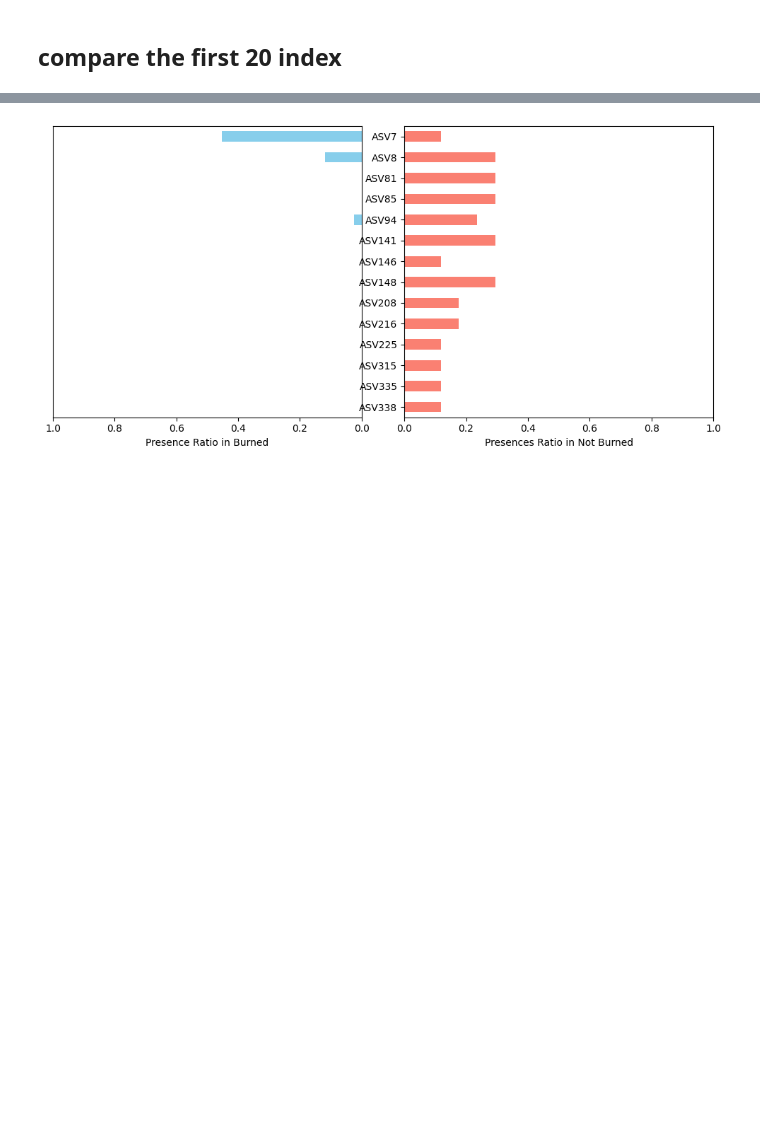
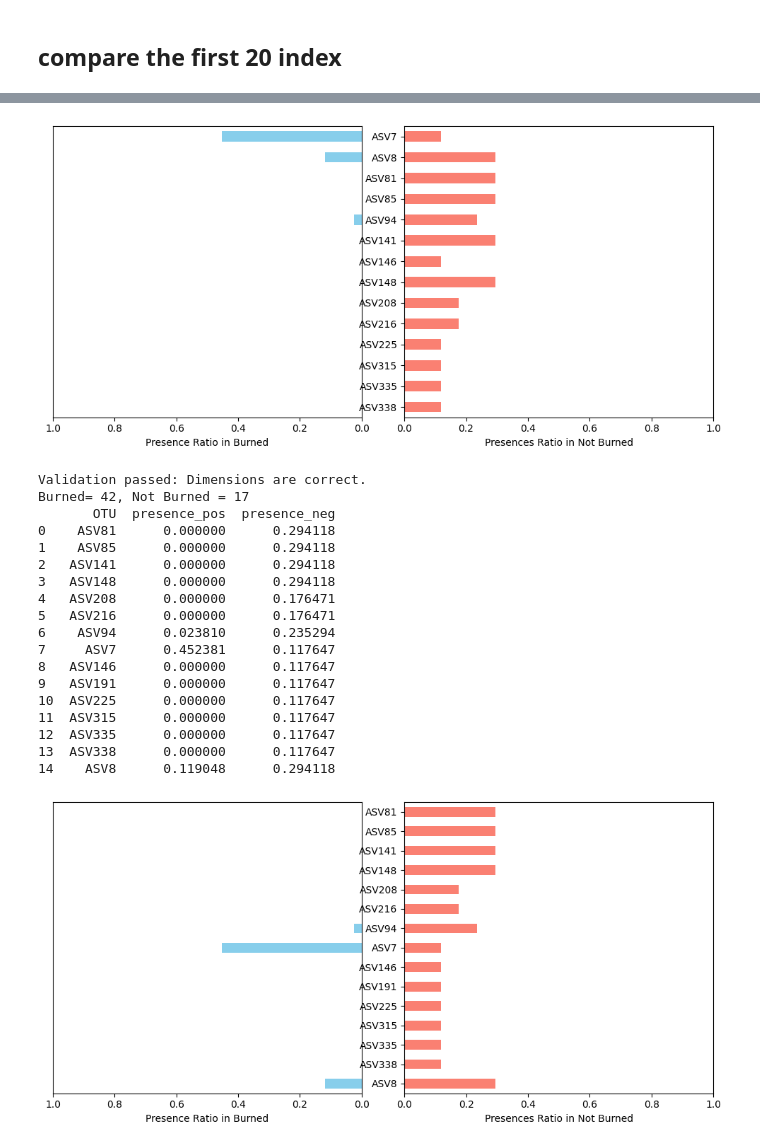
Before and after one commit to mengling-he/SelectMicro_24new, a Jupyter notebook: Analysis/Soil_smoky/script/SmokyData2-split-addmodel.ipynb, the cells around one changed output, grey strips where cells are left out. Drawn from its saved outputs; the diff is of its cells as text; code cells hidden in the pictures; blank space fills up the shorter version.

Commit message:
add model selectMicro_Lasso for soil data

```diff
--- a/Analysis/Soil_smoky/script/SmokyData2-split-addmodel.ipynb
+++ b/Analysis/Soil_smoky/script/SmokyData2-split-addmodel.ipynb
@@ -217,16 +262,19 @@ entries=20
 
 selectedOTU_index_15_list=[arr[:entries] for arr in selectedOTU_index_list]
 
-selectedASVs_list = []
+selectedASVs20_list = []
 for i in range(yList.shape[1]):
     selectedASVs = ASVs[selectedOTU_index_15_list[i]]
-    selectedASVs_list.append(selectedASVs)
+    selectedASVs20_list.append(selectedASVs)
 # %%
 targetLabel=burn_label
-FS.plotPresenseRatio(data[:,selectedOTU_index_15_list[0]],yList[:,0],selectedASVs_list[0],
+FS.plotPresenseRatio(data[:,selectedOTU_index_15_list[0]],yList[:,0],selectedASVs20_list[0],
                      posLabel="Yes",posText="Burned",negText="Not Burned")
 FS.plotPresenseRatio(X_lassoft_list[0],yList[:,0],ASVs[selectedOTU_index_lassoft_list[0]],
                      posLabel="Yes",posText="Burned",negText="Not Burned")
+
+FS.plotPresenseRatio(X_FS_list[0][:,selectedOTU_index_FS_lassoft_list[0]],yList[:,0],selectedASV_list[0][selectedOTU_index_FS_lassoft_list[0]],
+                     posLabel="Yes",posText="Burned",negText="Not Burned")
 # %% [output]
 Validation passed: Dimensions are correct.
 Burned= 42, Not Burned = 17
@@ -237,32 +285,51 @@ Burned= 42, Not Burned = 17
 3   ASV141      0.000000      0.294118
 4   ASV148      0.000000      0.294118
 5    ASV43      0.000000      0.235294
 6    ASV73      0.023810      0.294118
 7    ASV38      0.047619      0.352941
 8   ASV139      0.000000      0.176471
 ... (7 lines left out)
 16   ASV94      0.023810      0.235294
 17    ASV7      0.452381      0.117647
 18    ASV3      0.285714      0.000000
 19   ASV19      0.285714      0.000000
 [figure]
 Validation passed: Dimensions are correct.
 Burned= 42, Not Burned = 17
        OTU  presence_pos  presence_neg
 0     ASV7      0.452381      0.117647
 1     ASV8      0.119048      0.294118
 2    ASV81      0.000000      0.294118
 3    ASV85      0.000000      0.294118
 4    ASV94      0.023810      0.235294
 5   ASV141      0.000000      0.294118
 6   ASV146      0.000000      0.117647
 7   ASV148      0.000000      0.294118
 8   ASV208      0.000000      0.176471
 9   ASV216      0.000000      0.176471
 10  ASV225      0.000000      0.117647
 11  ASV315      0.000000      0.117647
 12  ASV335      0.000000      0.117647
 13  ASV338      0.000000      0.117647
 [figure]
+Validation passed: Dimensions are correct.
+Burned= 42, Not Burned = 17
+       OTU  presence_pos  presence_neg
+0    ASV81      0.000000      0.294118
+1    ASV85      0.000000      0.294118
+2   ASV141      0.000000      0.294118
+3   ASV148      0.000000      0.294118
+4   ASV208      0.000000      0.176471
+5   ASV216      0.000000      0.176471
+6    ASV94      0.023810      0.235294
+7     ASV7      0.452381      0.117647
+8   ASV146      0.000000      0.117647
+9   ASV191      0.000000      0.117647
+10  ASV225      0.000000      0.117647
+11  ASV315      0.000000      0.117647
+12  ASV335      0.000000      0.117647
+13  ASV338      0.000000      0.117647
+14    ASV8      0.119048      0.294118
+[figure, added]
 # %%
 targetLabel=un_label
```
Also changed, not shown: parts of 14 cells of this notebook, 7 other files.
